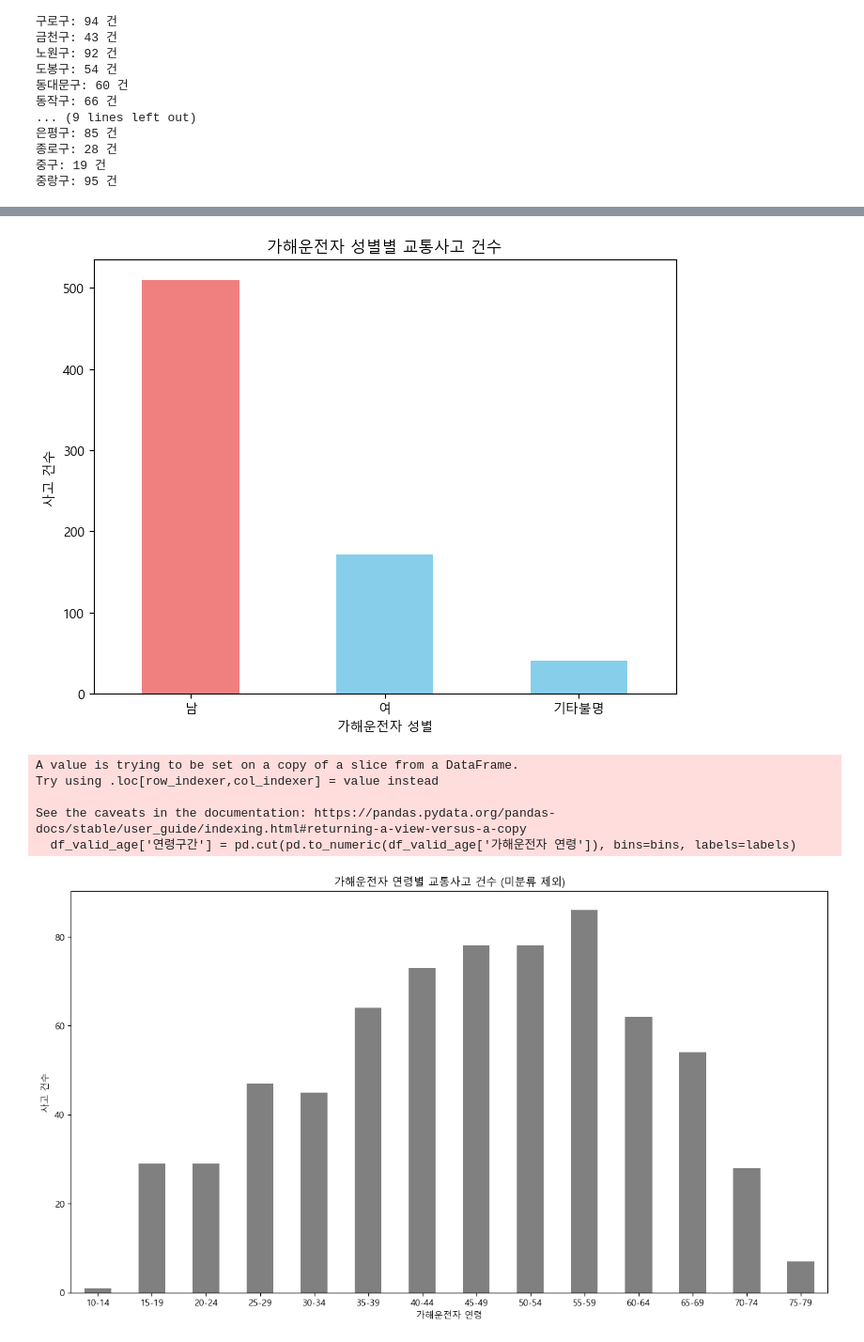
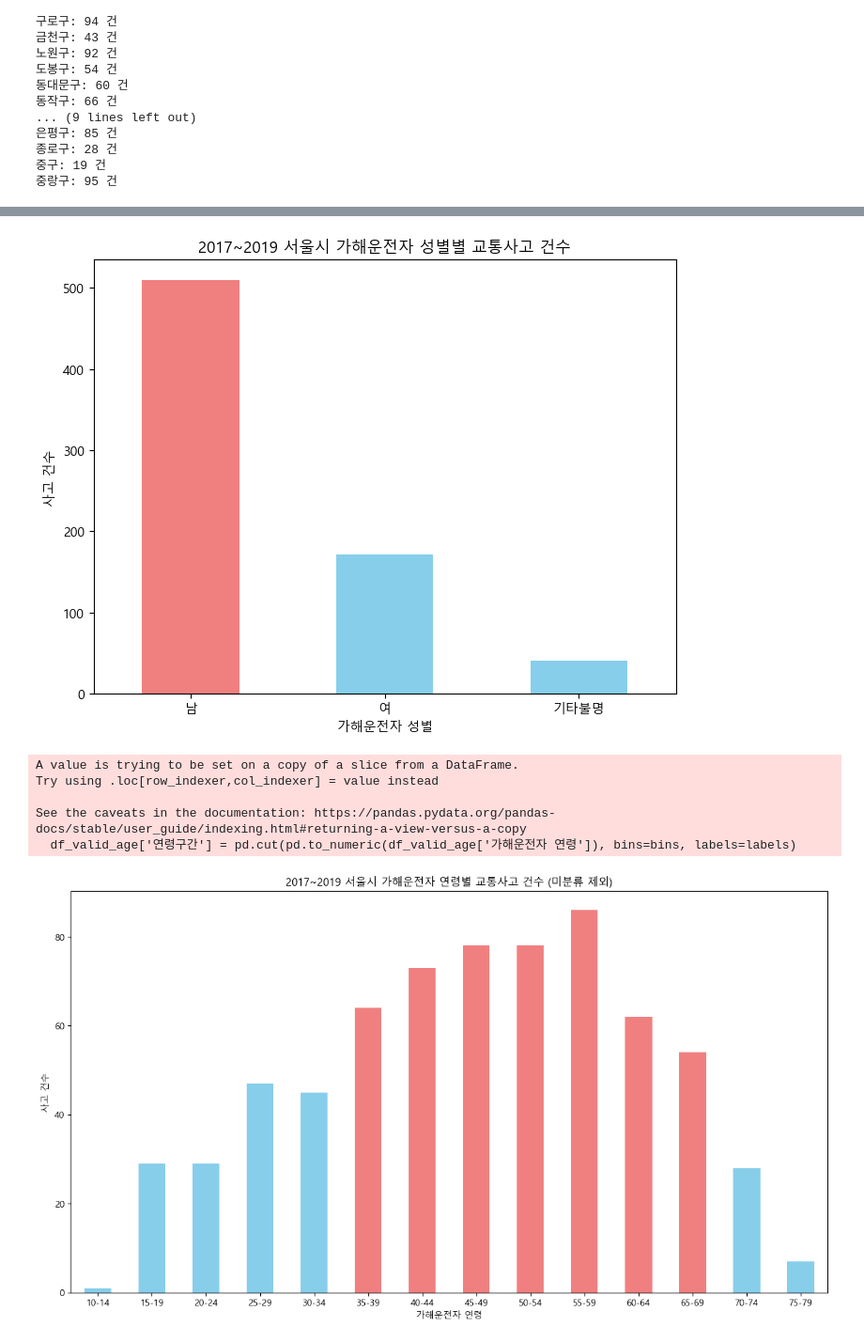
Before and after one commit to ssasdfccaf/Weather-and-traffic-accidents, a Jupyter notebook: 동옥/서울시 어린이 교통사고/child.ipynb, the cells around one changed output, grey strips where cells are left out. Shown at 94% size. Drawn from its saved outputs; the diff is of its cells as text; code cells hidden in the pictures.

Commit message:
어린이 교통사고 1차 마무리

```diff
--- a/동옥/서울시 어린이 교통사고/child.ipynb
+++ b/동옥/서울시 어린이 교통사고/child.ipynb
@@ -207,43 +207,44 @@ plt.show()
 # 막대그래프 그리기
 plt.figure(figsize=(8, 6))
 성별별_사고수.plot(kind='bar', color=['lightcoral','skyblue','skyblue'])
-plt.title('가해운전자 성별별 교통사고 건수')
+plt.title('2017~2019 서울시 가해운전자 성별별 교통사고 건수')
 plt.xlabel('가해운전자 성별')
 plt.ylabel('사고 건수')
 plt.xticks(rotation=0)  # X축 레이블 회전 없이 표시
 plt.show()
 # %% [output]
-[figure, old version]
+[figure, new version]
 # %%
 # '가해운전자 연령'에서 '세' 제거하고 숫자만 추출
 df['가해운전자 연령'] = df['가해운전자 연령'].str.replace('세', '').str.strip()
 
 # '미분류' 제외하고 가해운전자 연령별로 그룹화하여 사고 수 계산
 df_valid_age = df[df['가해운전자 연령'] != '미분류']
 
 # 5세 간격으로 연령을 묶어 새로운 컬럼 추가
 bins = list(range(10, 81, 5))
 labels = [f'{i}-{i+4}' for i in range(10, 80, 5)]
 df_valid_age['연령구간'] = pd.cut(pd.to_numeric(df_valid_age['가해운전자 연령']), bins=bins, labels=labels)
 
 # '미분류' 제외하고 연령구간별로 그룹화하여 사고 수 계산
 연령구간별_사고수 = df_valid_age['연령구간'].value_counts()
 
 # 막대그래프 그리기
 plt.figure(figsize=(15, 8))
-연령구간별_사고수.sort_index().plot(kind='bar', color='grey')
-plt.title('가해운전자 연령별 교통사고 건수 (미분류 제외)')
+연령구간별_사고수.sort_index().plot(kind='bar', color=['skyblue','skyblue','skyblue','skyblue','skyblue','lightcoral','lightcoral',
+                                               'lightcoral','lightcoral','lightcoral','lightcoral','lightcoral','skyblue','skyblue'])
+plt.title('2017~2019 서울시 가해운전자 연령별 교통사고 건수 (미분류 제외)')
 plt.xlabel('가해운전자 연령')
 plt.ylabel('사고 건수')
 plt.xticks(rotation=0)  # X축 레이블 회전 없이 표시
 plt.show()
 # %% [output]
 A value is trying to be set on a copy of a slice from a DataFrame.
 Try using .loc[row_indexer,col_indexer] = value instead
 
 See the caveats in the documentation: https://pandas.pydata.org/pandas-docs/stable/user_guide/indexing.html#returning-a-view-versus-a-copy
   df_valid_age['연령구간'] = pd.cut(pd.to_numeric(df_valid_age['가해운전자 연령']), bins=bins, labels=labels)
-[figure, old version]
+[figure, new version]
 # %%
 # '미분류' 제외하고 가해운전자 상해정도별로 그룹화하여 사고 수 계산
 상해정도별_사고수 = df[df['가해운전자 상해정도'] != '미분류']['가해운전자 상해정도'].value_counts().sort_values(ascending=False)
```
Also changed, not shown: parts of 13 cells of this notebook, 26 other files.
